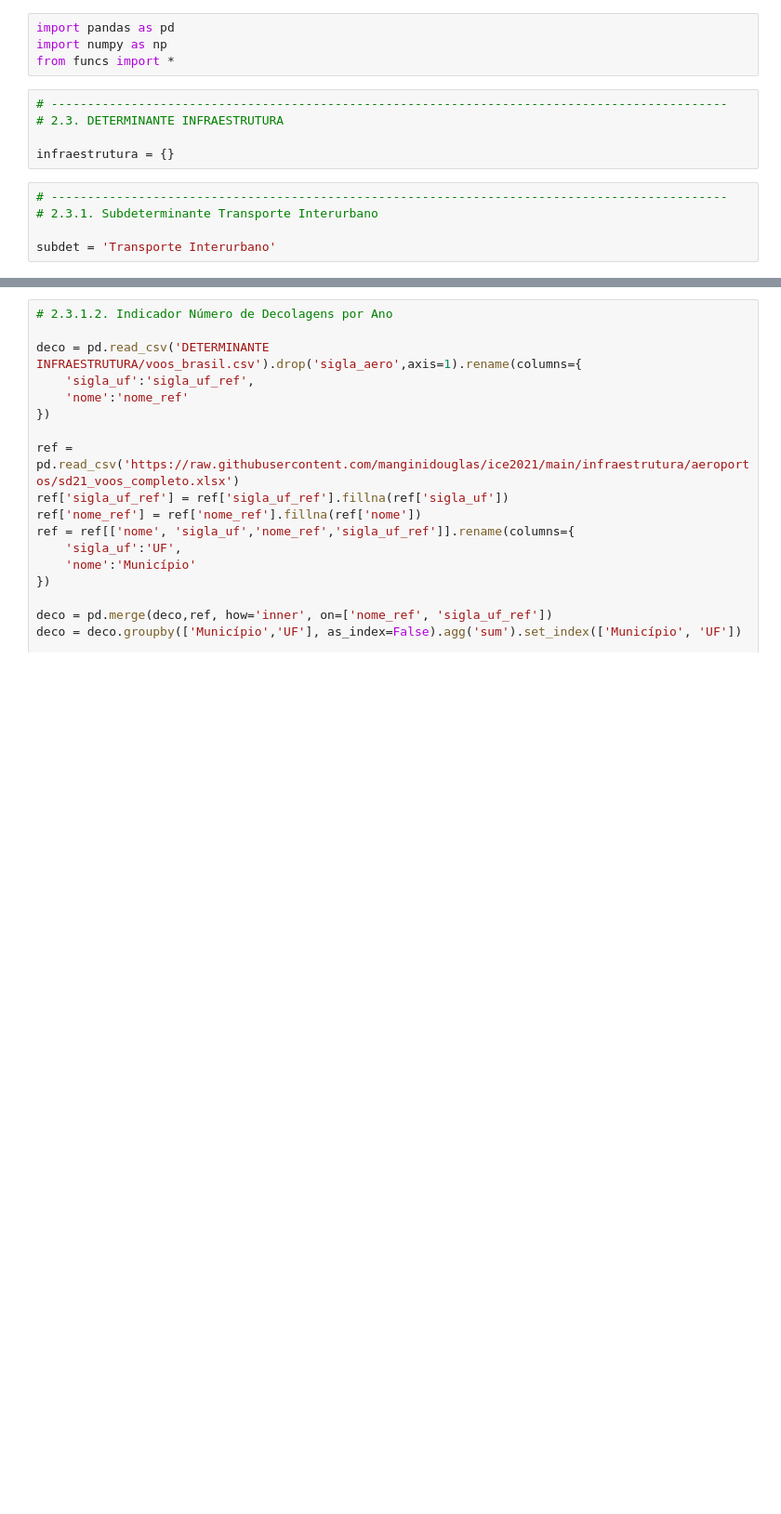
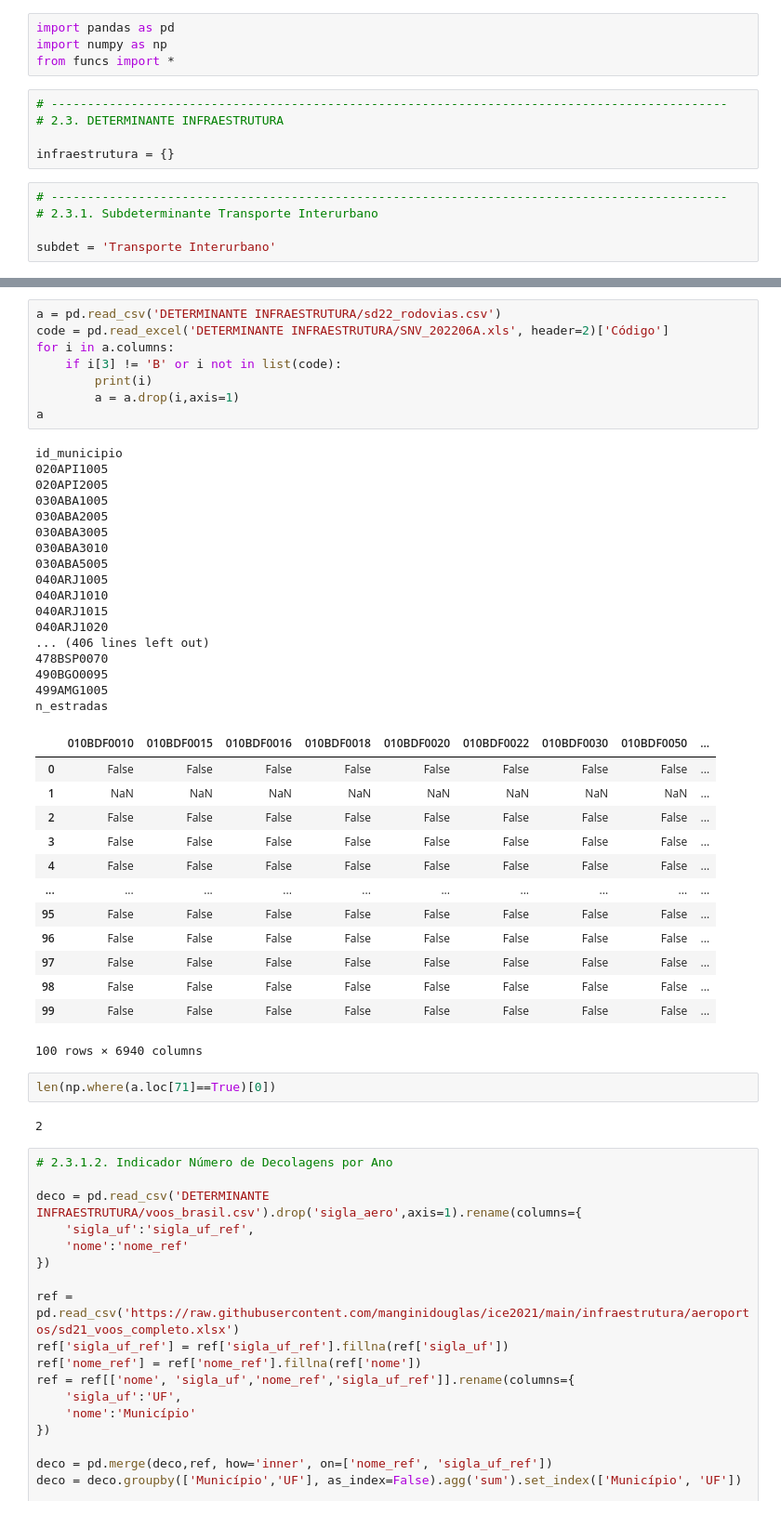
Before and after one commit to ocesarfreitas/ICE-23, a Jupyter notebook: det-INFRAESTRUTURA.ipynb, the cells around one changed output, grey strips where cells are left out. Shown at 93% size. Drawn from its saved outputs; the diff is of its cells as text; blank space fills up the shorter version.

```diff
--- a/det-INFRAESTRUTURA.ipynb
+++ b/det-INFRAESTRUTURA.ipynb
@@ -34,3 +34,46 @@ a.iloc[np.where(a==True)]
+# %%
+a = pd.read_csv('DETERMINANTE INFRAESTRUTURA/sd22_rodovias.csv')
+code = pd.read_excel('DETERMINANTE INFRAESTRUTURA/SNV_202206A.xls', header=2)['Código']
+for i in a.columns:
+    if i[3] != 'B' or i not in list(code):
+        print(i)
+        a = a.drop(i,axis=1)
+a
+# %% [output]
+id_municipio
+020API1005
+020API2005
+030ABA1005
+030ABA2005
+030ABA3005
+030ABA3010
+030ABA5005
+040ARJ1005
+040ARJ1010
+040ARJ1015
+040ARJ1020
+... (406 lines left out)
+478BSP0070
+490BGO0095
+499AMG1005
+n_estradas
+|  | 010BDF0010 | 010BDF0015 | 010BDF0016 | 010BDF0018 | 010BDF0020 | 010BDF0022 | 010BDF0030 | 010BDF0050 | ... |
+| 0 | False | False | False | False | False | False | False | False | ... |
+| 1 | NaN | NaN | NaN | NaN | NaN | NaN | NaN | NaN | ... |
+| 2 | False | False | False | False | False | False | False | False | ... |
+| 3 | False | False | False | False | False | False | False | False | ... |
+| 4 | False | False | False | False | False | False | False | False | ... |
+| ... | ... | ... | ... | ... | ... | ... | ... | ... | ... |
+| 95 | False | False | False | False | False | False | False | False | ... |
+| 96 | False | False | False | False | False | False | False | False | ... |
+| 97 | False | False | False | False | False | False | False | False | ... |
+| 98 | False | False | False | False | False | False | False | False | ... |
+| 99 | False | False | False | False | False | False | False | False | ... |
+100 rows × 6940 columns
+# %%
+len(np.where(a.loc[71]==True)[0])
+# %% [output]
+2
 # %%
 # 2.3.1.2. Indicador Número de Decolagens por Ano
 
```
Also changed, not shown: parts of 1 cell of this notebook, 18 other files.
